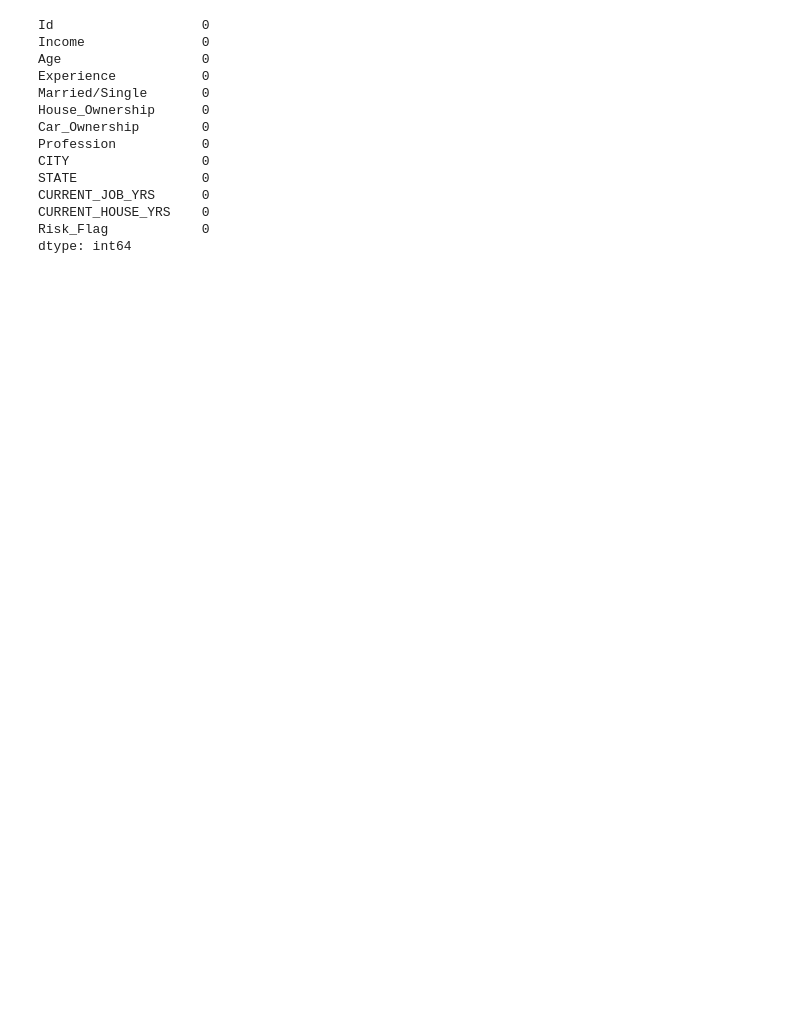
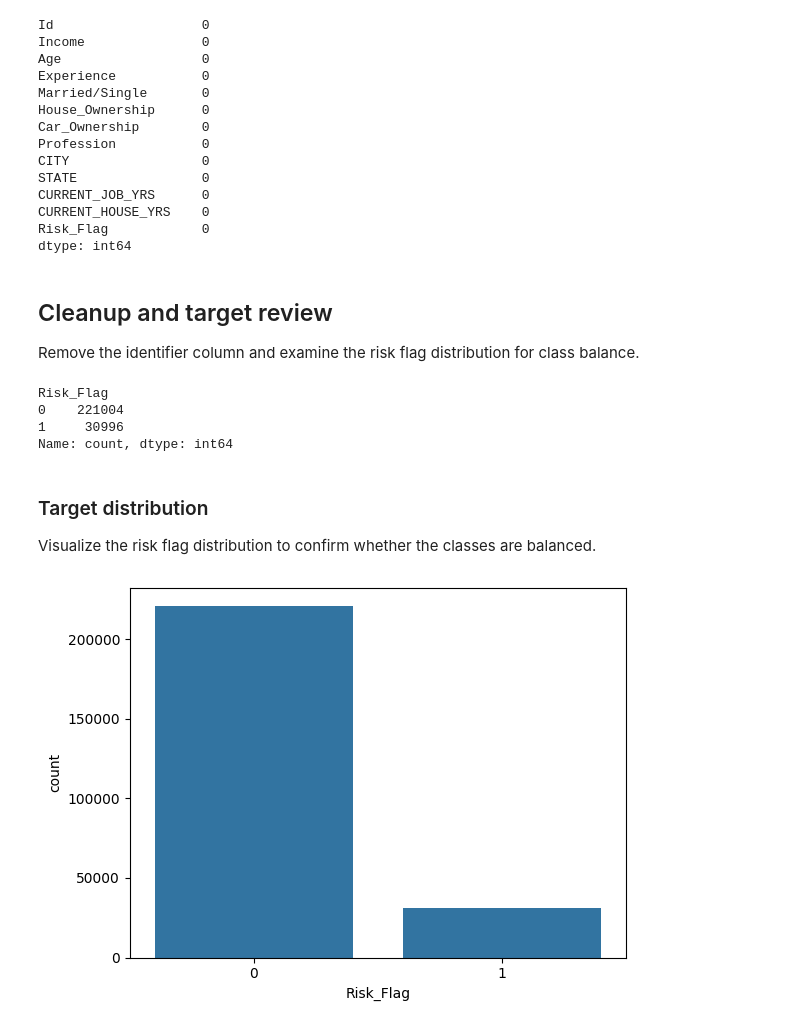
Before and after one commit to Hitanshi31/loan-default-prediction, a Jupyter notebook: notebooks/01_eda.ipynb, the cells around one changed output. Saved outputs shown, nothing was run; the diff lists cells and outputs as text; code cells hidden in the pictures; blank space fills up the shorter version.

Commit message:
Performed exploratory data analysis on loan default dataset

```diff
--- a/notebooks/01_eda.ipynb
+++ b/notebooks/01_eda.ipynb
@@ -77,3 +89,23 @@ CURRENT_JOB_YRS      0
 CURRENT_HOUSE_YRS    0
 Risk_Flag            0
 dtype: int64
+# %% [markdown]
+## Cleanup and target review
+Remove the identifier column and examine the risk flag distribution for class balance.
+# %%
+df.drop('Id', axis=1, inplace=True)
+# %%
+df['Risk_Flag'].value_counts()
+# %% [output]
+Risk_Flag
+0    221004
+1     30996
+Name: count, dtype: int64
+# %% [markdown]
+### Target distribution
+Visualize the risk flag distribution to confirm whether the classes are balanced.
+# %%
+sns.countplot(x='Risk_Flag', data=df)
+plt.show()
+# %% [output]
+[figure, added]
```
Also changed, not shown: parts of 8 cells of this notebook, 1 other file.
